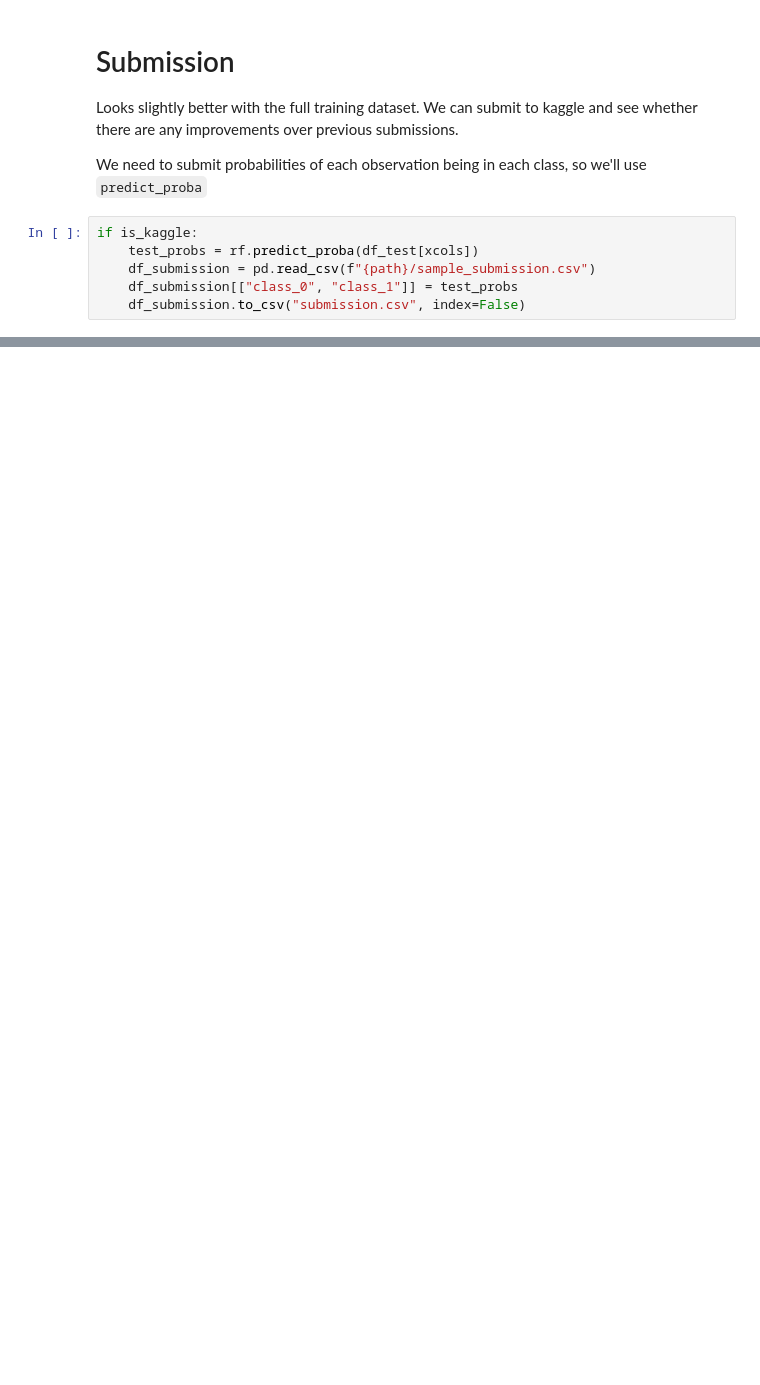
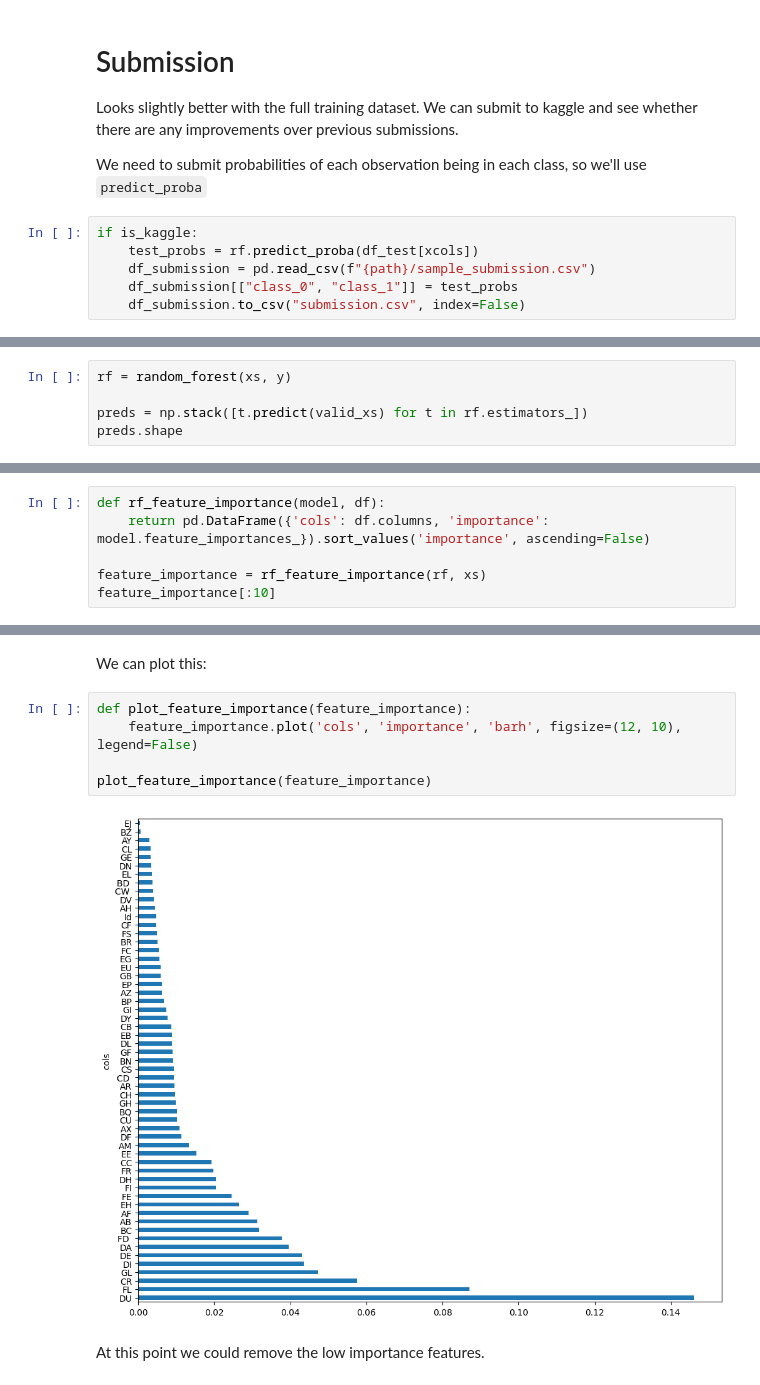
Before and after one commit to programmer-ke/icr-age-related-kaggle-competition, a Jupyter notebook: notebooks/random-forest-explorations.ipynb, the cells around one changed output, grey strips where cells are left out. Cells and saved outputs as stored; diff of their text form; blank space fills up the shorter version.

Commit message:
model interpretation

```diff
--- a/notebooks/random-forest-explorations.ipynb
+++ b/notebooks/random-forest-explorations.ipynb
@@ -290,0 +303,5 @@ if is_kaggle:
+# %%
+rf = random_forest(xs, y)
+
+preds = np.stack([t.predict(valid_xs) for t in rf.estimators_])
+preds.shape
@@ -290,0 +340,6 @@ if is_kaggle:
+# %%
+def rf_feature_importance(model, df):
+    return pd.DataFrame({'cols': df.columns, 'importance': model.feature_importances_}).sort_values('importance', ascending=False)
+
+feature_importance = rf_feature_importance(rf, xs)
+feature_importance[:10]
@@ -290,0 +358,11 @@ if is_kaggle:
+# %% [markdown]
+We can plot this:
+# %%
+def plot_feature_importance(feature_importance):
+    feature_importance.plot('cols', 'importance', 'barh', figsize=(12, 10), legend=False)
+
+plot_feature_importance(feature_importance)
+# %% [output]
+[figure, added]
+# %% [markdown]
+At this point we could remove the low importance features.
```
Also changed, not shown: parts of 31 cells of this notebook.
